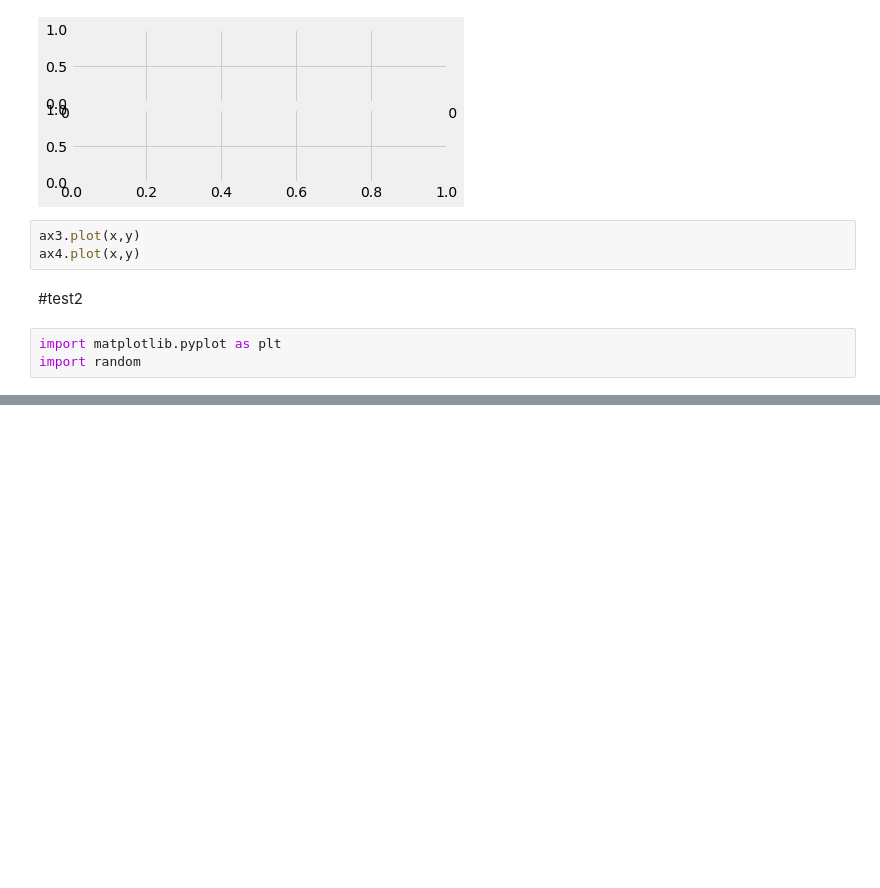
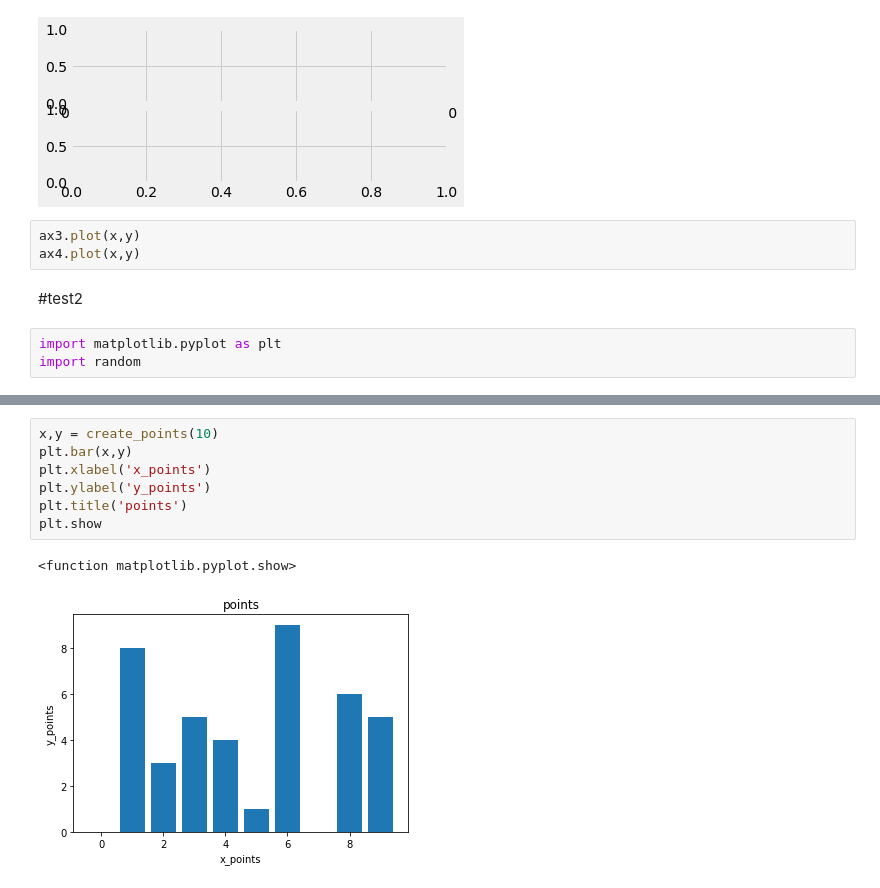
Before and after one commit to Kartik-Chaurasiya/Machine-Learning, a Jupyter notebook: Plot.ipynb, the cells around one changed output, grey strips where cells are left out. Drawn from its saved outputs; the diff is of its cells as text; blank space fills up the shorter version.

```diff
--- a/Plot.ipynb
+++ b/Plot.ipynb
@@ -151,3 +151,13 @@ plt.show
 # %% [output]
 <function matplotlib.pyplot.show>
 [figure]
+# %%
+x,y = create_points(10)
+plt.bar(x,y)
+plt.xlabel('x_points')
+plt.ylabel('y_points')
+plt.title('points')
+plt.show
+# %% [output]
+<function matplotlib.pyplot.show>
+[figure, added]
```
Also changed, not shown: parts of 8 cells of this notebook.
